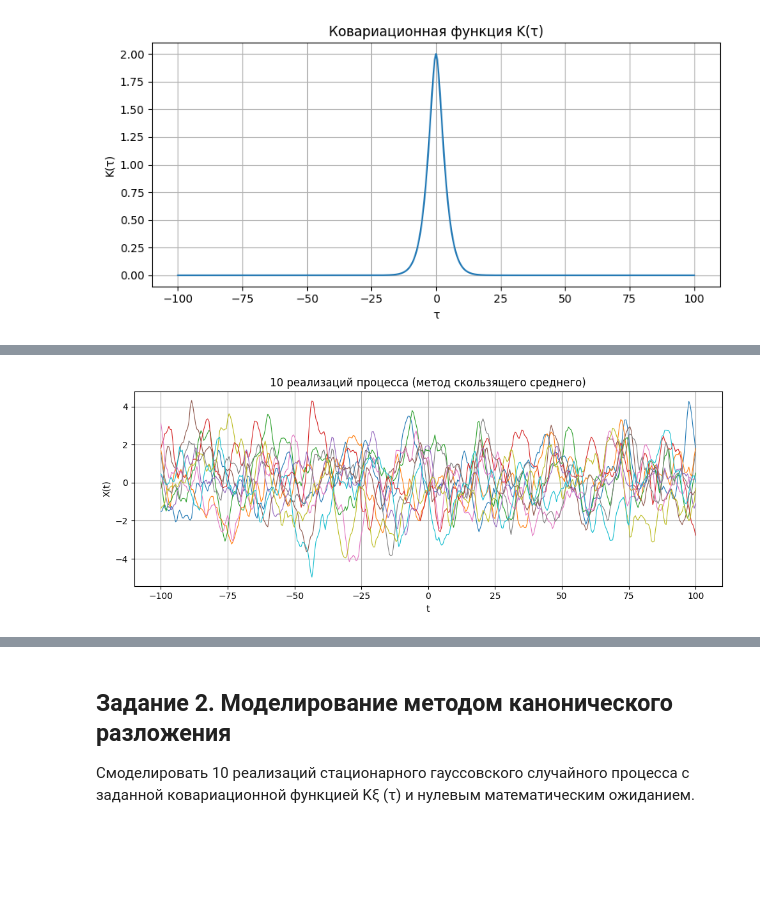
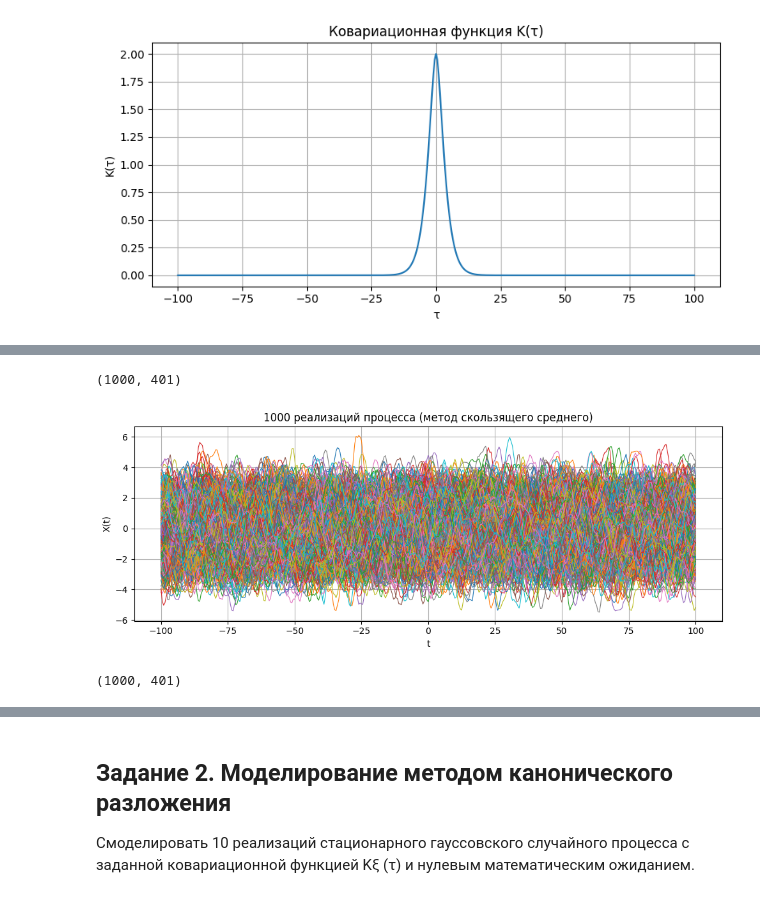
Before and after one commit to constsynth/university_study_projects, a Jupyter notebook: ToRP/LR_2.ipynb, the cells around one changed output, grey strips where cells are left out. Drawn from its saved outputs; the diff is of its cells as text; code cells hidden in the pictures; blank space fills up the shorter version.

```diff
--- a/ToRP/LR_2.ipynb
+++ b/ToRP/LR_2.ipynb
@@ -93,8 +73,8 @@ plt.show()
 # моделирование реализаций методом скользящего среднего
 np.random.seed(42)
 
-n_realizations = 10
-white_size = N + n
+n_realizations = 1000
+white_size = N + n - 1
 realizations = np.zeros((n_realizations, n))
 
 for r in range(n_realizations):
@@ -102,16 +82,24 @@ for r in range(n_realizations):
     white = np.random.normal(0, 1, white_size)
     x = np.convolve(white, c_est, mode='valid')[:n]
     realizations[r] = x
+# %%
+realizations.shape
+# %% [output]
+(1000, 401)
 # %%
 # визуализируем 10 реализаций процесса
 plt.figure(figsize=(10,4))
 for r in range(n_realizations):
     plt.plot(np.linspace(-Tmax, Tmax, n), realizations[r], linewidth=0.8)
-plt.title('10 реализаций процесса (метод скользящего среднего)')
+plt.title(f'{n_realizations} реализаций процесса (метод скользящего среднего)')
 plt.xlabel('t')
 plt.ylabel('X(t)')
 plt.grid(True)
 plt.tight_layout()
 plt.show()
 # %% [output]
-[figure, old version]
+[figure, new version]
+# %%
+realizations.shape
+# %% [output]
+(1000, 401)
```
Also changed, not shown: parts of 14 cells of this notebook.
